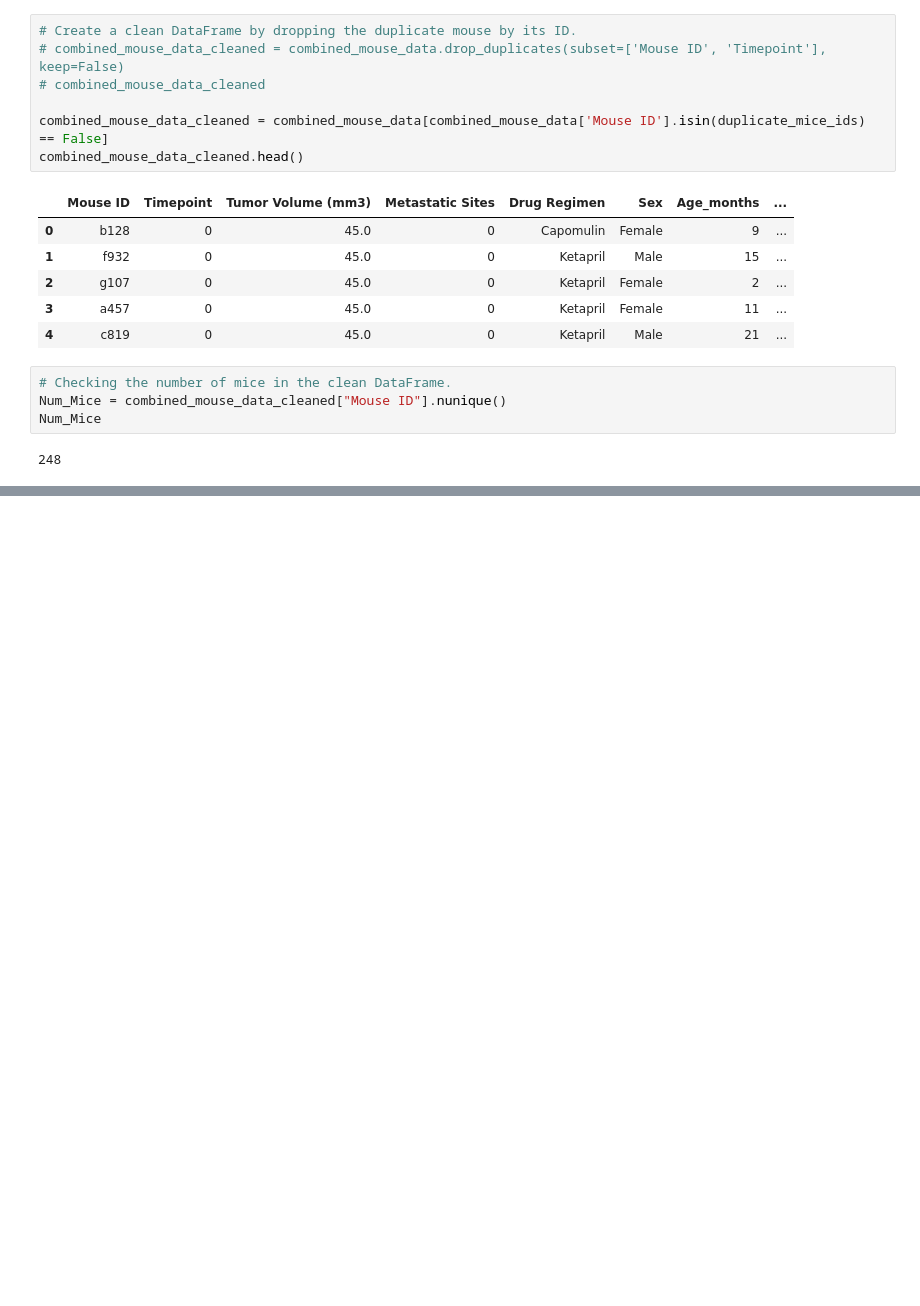
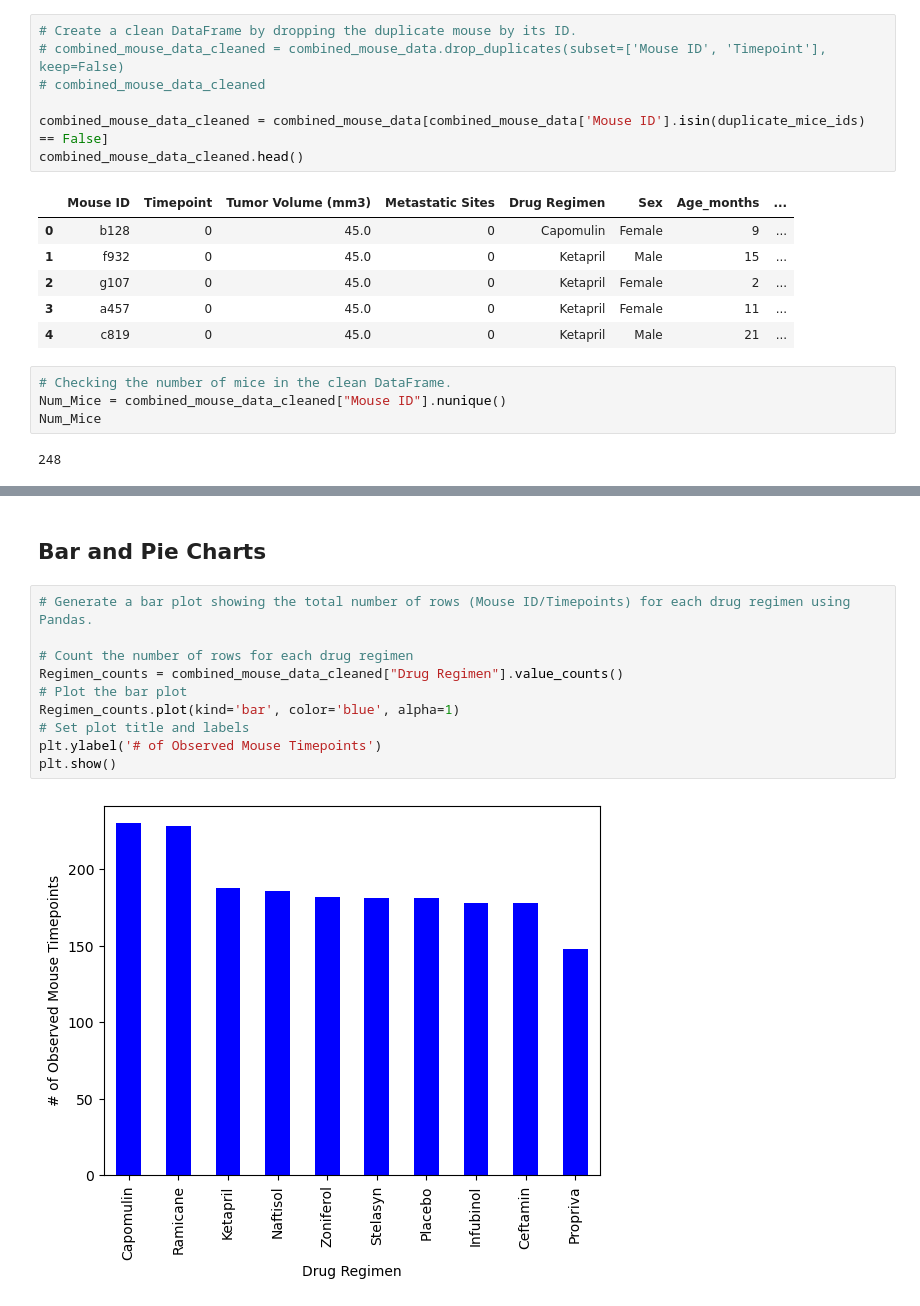
Before and after one commit to Rock2638/Matplotlib-Challenge, a Jupyter notebook: Pymaceuticals/Pymaceuticalsanalysis.ipynb, the cells around one changed output, grey strips where cells are left out. Saved outputs shown, nothing was run; the diff lists cells and outputs as text; blank space fills up the shorter version.

```diff
--- a/Pymaceuticals/Pymaceuticalsanalysis.ipynb
+++ b/Pymaceuticals/Pymaceuticalsanalysis.ipynb
@@ -81,0 +144,14 @@ Num_Mice
+# %% [markdown]
+## Bar and Pie Charts
+# %%
+# Generate a bar plot showing the total number of rows (Mouse ID/Timepoints) for each drug regimen using Pandas.
+
+# Count the number of rows for each drug regimen
+Regimen_counts = combined_mouse_data_cleaned["Drug Regimen"].value_counts()
+# Plot the bar plot
+Regimen_counts.plot(kind='bar', color='blue', alpha=1)
+# Set plot title and labels
+plt.ylabel('# of Observed Mouse Timepoints')
+plt.show()
+# %% [output]
+[figure, added]
```
Also changed, not shown: parts of 8 cells of this notebook.
